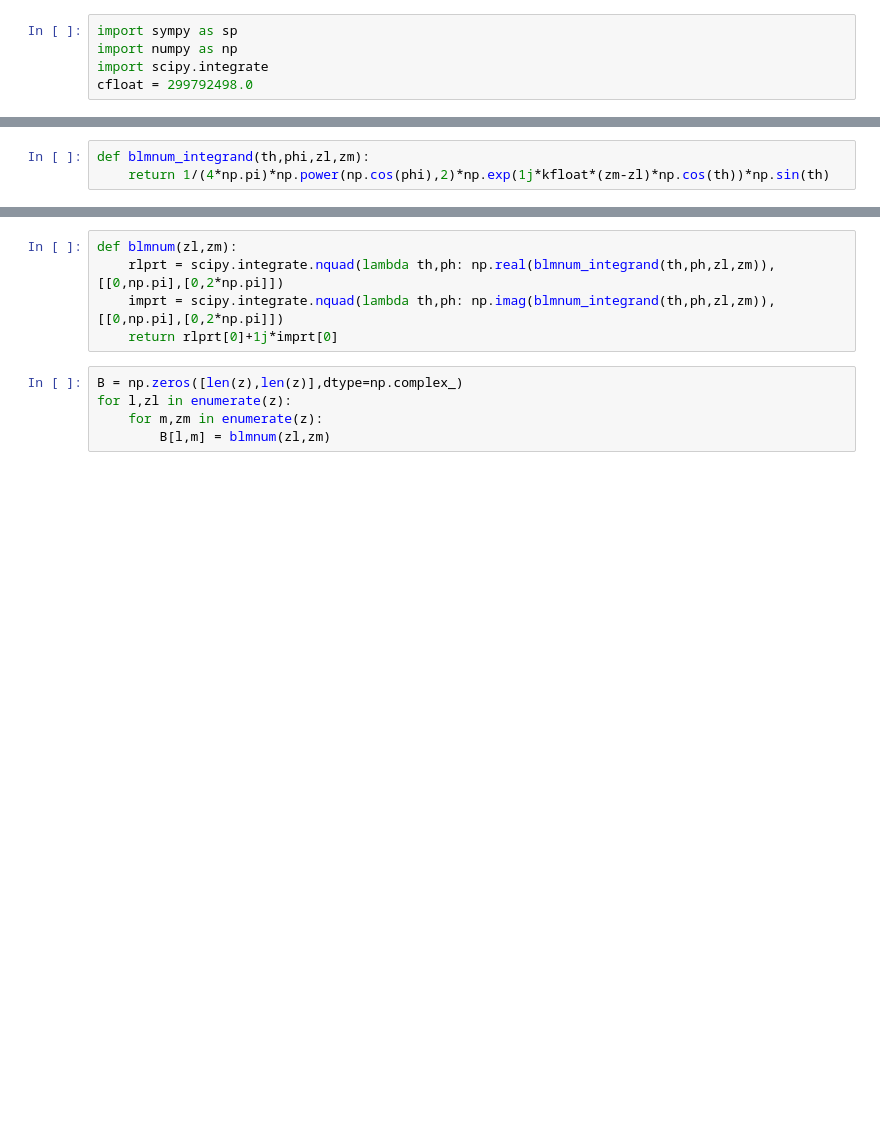
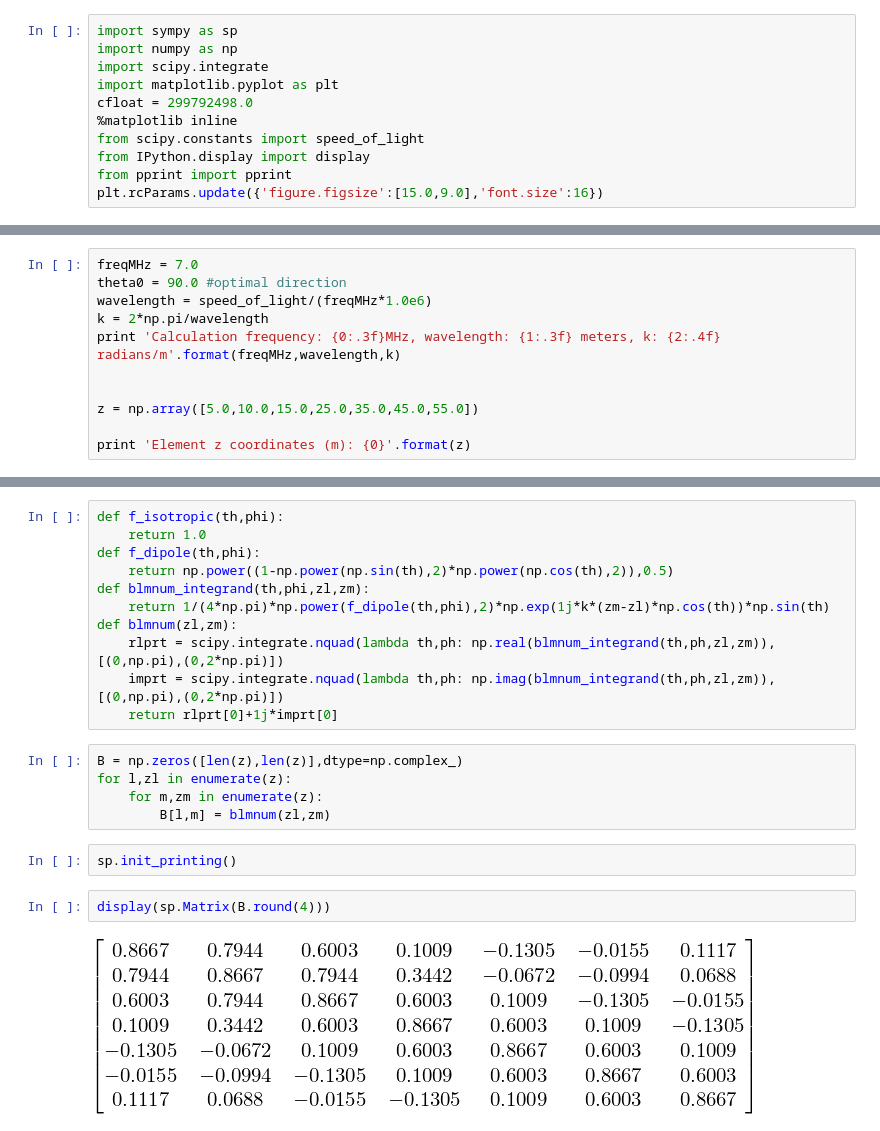
Before and after one commit to danzimmerman/notebooks, a Jupyter notebook: Optimum Directivity.ipynb, the cells around one changed output, grey strips where cells are left out. Saved outputs shown, nothing was run; the diff lists cells and outputs as text; blank space fills up the shorter version.

```diff
--- a/Optimum Directivity.ipynb
+++ b/Optimum Directivity.ipynb
@@ -2,4 +5,10 @@
 import sympy as sp
 import numpy as np
 import scipy.integrate
+import matplotlib.pyplot as plt
 cfloat = 299792498.0
+%matplotlib inline
+from scipy.constants import speed_of_light
+from IPython.display import display
+from pprint import pprint
+plt.rcParams.update({'figure.figsize':[15.0,9.0],'font.size':16})
@@ -13,0 +15,11 @@ print z
+# %%
+freqMHz = 7.0
+theta0 = 90.0 #optimal direction
+wavelength = speed_of_light/(freqMHz*1.0e6)
+k = 2*np.pi/wavelength
+print 'Calculation frequency: {0:.3f}MHz, wavelength: {1:.3f} meters, k: {2:.4f} radians/m'.format(freqMHz,wavelength,k)
+
+
+z = np.array([5.0,10.0,15.0,25.0,35.0,45.0,55.0])
+
+print 'Element z coordinates (m): {0}'.format(z)
@@ -26,3 +110,0 @@ array([-0.97856754+0.20592612j,  0.10351922+0.99462745j,
-# %%
-def blmnum_integrand(th,phi,zl,zm):
-    return 1/(4*np.pi)*np.power(np.cos(phi),2)*np.exp(1j*kfloat*(zm-zl)*np.cos(th))*np.sin(th)
@@ -29,12 +127,24 @@ def blmnum_integrand(th,phi,zl,zm):
 # %%
+def f_isotropic(th,phi):
+    return 1.0
+def f_dipole(th,phi):
+    return np.power((1-np.power(np.sin(th),2)*np.power(np.cos(th),2)),0.5)
+def blmnum_integrand(th,phi,zl,zm):
+    return 1/(4*np.pi)*np.power(f_dipole(th,phi),2)*np.exp(1j*k*(zm-zl)*np.cos(th))*np.sin(th)
 def blmnum(zl,zm):
-    rlprt = scipy.integrate.nquad(lambda th,ph: np.real(blmnum_integrand(th,ph,zl,zm)),[[0,np.pi],[0,2*np.pi]])
-    imprt = scipy.integrate.nquad(lambda th,ph: np.imag(blmnum_integrand(th,ph,zl,zm)),[[0,np.pi],[0,2*np.pi]])
+    rlprt = scipy.integrate.nquad(lambda th,ph: np.real(blmnum_integrand(th,ph,zl,zm)),[(0,np.pi),(0,2*np.pi)])
+    imprt = scipy.integrate.nquad(lambda th,ph: np.imag(blmnum_integrand(th,ph,zl,zm)),[(0,np.pi),(0,2*np.pi)])
     return rlprt[0]+1j*imprt[0]
 # %%
 B = np.zeros([len(z),len(z)],dtype=np.complex_)
 for l,zl in enumerate(z):
     for m,zm in enumerate(z):
         B[l,m] = blmnum(zl,zm)
+# %%
+sp.init_printing()
+# %%
+display(sp.Matrix(B.round(4)))
+# %% [output]
+[figure, added]
 # %%
 Binv = np.linalg.inv(B)
```
Also changed, not shown: parts of 34 cells of this notebook.
